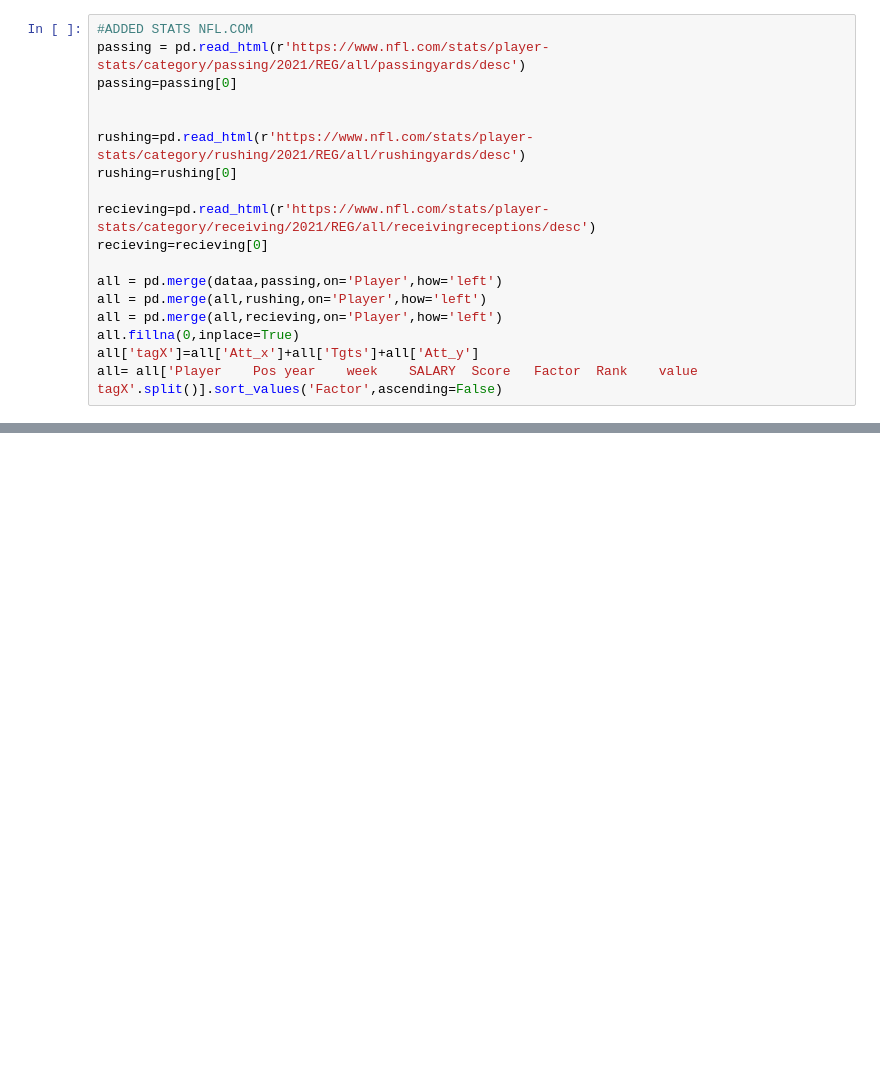
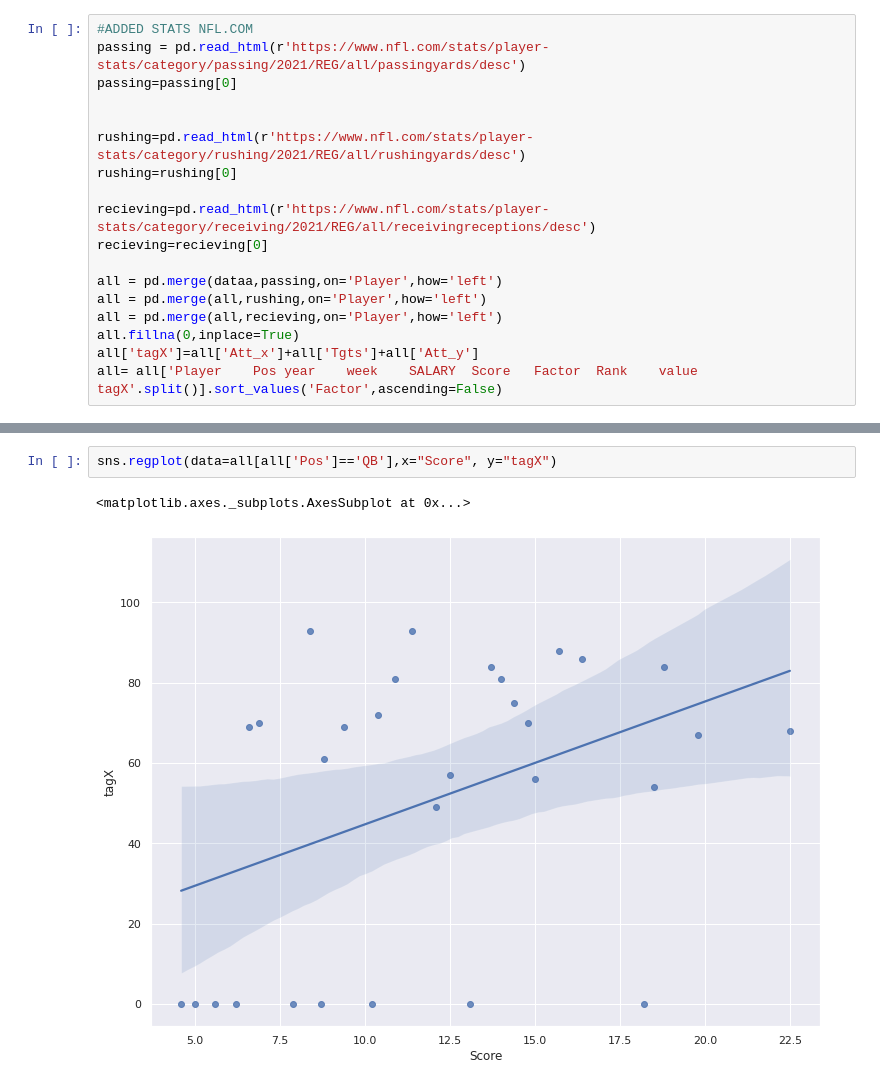
Before and after one commit to CodeBrk3R/Projects, a Jupyter notebook: Fantasy.ipynb, the cells around one changed output, grey strips where cells are left out. Drawn from its saved outputs; the diff is of its cells as text; blank space fills up the shorter version.

```diff
--- a/Fantasy.ipynb
+++ b/Fantasy.ipynb
@@ -160,0 +176,5 @@ all
+# %%
+sns.regplot(data=all[all['Pos']=='QB'],x="Score", y="tagX")
+# %% [output]
+<matplotlib.axes._subplots.AxesSubplot at 0x...>
+[figure, added]
```
Also changed, not shown: parts of 12 cells of this notebook.
